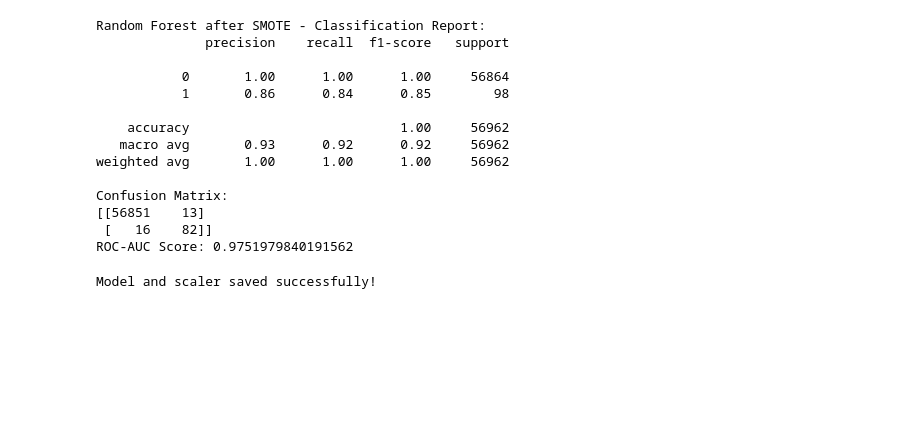
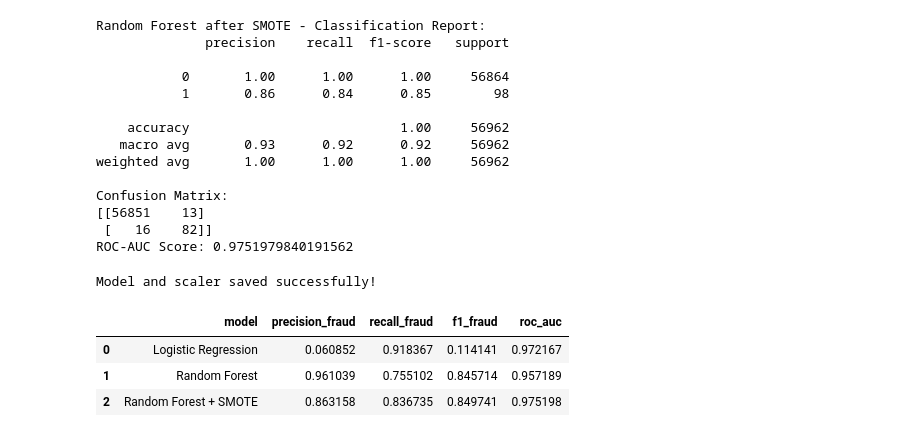
Before and after one commit to Kushalidarak/credit-card-fraud-detection, a Jupyter notebook: notebooks/fraud_detection.ipynb, the cells around one changed output. Drawn from its saved outputs; the diff is of its cells as text; code cells hidden in the pictures; blank space fills up the shorter version.

```diff
--- a/notebooks/fraud_detection.ipynb
+++ b/notebooks/fraud_detection.ipynb
@@ -321,3 +321,53 @@ joblib.dump(scaler, "../models/scaler.joblib")
 print("Model and scaler saved successfully!")
 # %% [output]
 Model and scaler saved successfully!
+# %%
+from sklearn.metrics import classification_report
+import pandas as pd
+import matplotlib.pyplot as plt
+
+report_lr = classification_report(y_test, y_pred, output_dict=True)
+precision_lr = report_lr["1"]["precision"]
+recall_lr = report_lr["1"]["recall"]
+f1_lr = report_lr["1"]["f1-score"]
+
+report_rf = classification_report(y_test, y_pred_rf, output_dict=True)
+precision_rf = report_rf["1"]["precision"]
+recall_rf = report_rf["1"]["recall"]
+f1_rf = report_rf["1"]["f1-score"]
+
+report_rf_sm = classification_report(y_test, y_pred_sm, output_dict=True)
+precision_rf_sm = report_rf_sm["1"]["precision"]
+recall_rf_sm = report_rf_sm["1"]["recall"]
+f1_rf_sm = report_rf_sm["1"]["f1-score"]
+
+results = pd.DataFrame([
+    {
+        "model": "Logistic Regression",
+        "precision_fraud": precision_lr,
+        "recall_fraud": recall_lr,
+        "f1_fraud": f1_lr,
+        "roc_auc": roc_auc_score(y_test, y_pred_proba)
+    },
+    {
+        "model": "Random Forest",
+        "precision_fraud": precision_rf,
+        "recall_fraud": recall_rf,
+        "f1_fraud": f1_rf,
+        "roc_auc": roc_auc_score(y_test, y_pred_rf_proba)
+    },
+    {
+        "model": "Random Forest + SMOTE",
+        "precision_fraud": precision_rf_sm,
+        "recall_fraud": recall_rf_sm,
+        "f1_fraud": f1_rf_sm,
+        "roc_auc": roc_auc_score(y_test, y_pred_proba_sm)
+    },
+])
+
+results
+# %% [output]
+|  | model | precision_fraud | recall_fraud | f1_fraud | roc_auc |
+| 0 | Logistic Regression | 0.060852 | 0.918367 | 0.114141 | 0.972167 |
+| 1 | Random Forest | 0.961039 | 0.755102 | 0.845714 | 0.957189 |
+| 2 | Random Forest + SMOTE | 0.863158 | 0.836735 | 0.849741 | 0.975198 |
```
Also changed, not shown: parts of 1 cell of this notebook.
